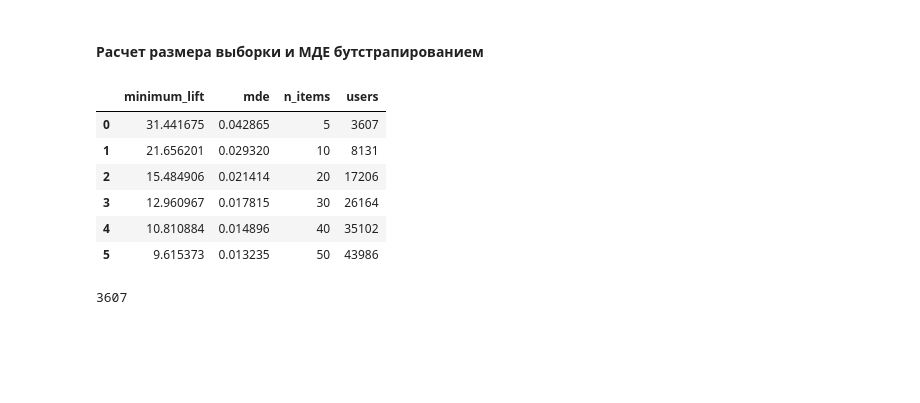
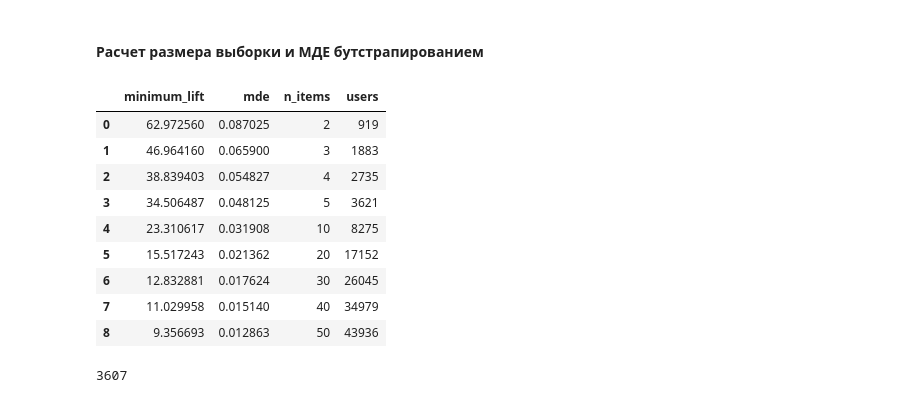
Before and after one commit to Tsyden/AB-testing, a Jupyter notebook: AB_testing_practice.ipynb, the cells around one changed output. Drawn from its saved outputs; the diff is of its cells as text; code cells hidden in the pictures; blank space fills up the shorter version.

```diff
--- a/AB_testing_practice.ipynb
+++ b/AB_testing_practice.ipynb
@@ -221,40 +226,43 @@ def compare(test, control):
   return [test_i/control_i for (test_i,control_i) in zip(test,control)]
 
 def perc_compare(test, control):
   return [(test_i/control_i-1)*100 for (test_i,control_i) in zip(test,control)]
 
 # Процент из генеральной совокупности
-slices = [5,10,20,30,40,50]
+slices = [2,3,4,5,10,20,30,40,50]
 minimum_lift = []
 mde = []
 n_items = []
 users = []
 
 dfp_inc['bucket_id'] = np.random.randint(1, 101, size=len(dfp_inc))  # Разбиение на 100 бакетов случайно
 
 for i in tqdm(slices):
   test = dfp_inc[dfp_inc['bucket_id']<i]['total_purchase_amount'].to_list()
   control = dfp_inc[(dfp_inc['bucket_id']>=i) &\
                   (dfp_inc['bucket_id']<2*i)]['total_purchase_amount'].to_list()
   t_list, c_list = bootstrap(test, control)
   # Разница средних
   result = diff(agg_avg(t_list), agg_avg(c_list))
   minimum_lift.append((np.quantile(result, 0.975) - np.quantile(result, 0.025))/2)
   mde.append( minimum_lift[-1]/np.std(c_list))
   n_items.append(i)
   users.append(min(len(test), len(control)))
 
 #Вывод таблицы с mde
 pd.DataFrame({'minimum_lift': minimum_lift, 'mde': mde,
               'n_items': n_items, 'users': users})
 # %% [output]
 |  | minimum_lift | mde | n_items | users |
-| 0 | 31.441675 | 0.042865 | 5 | 3607 |
-| 1 | 21.656201 | 0.029320 | 10 | 8131 |
-| 2 | 15.484906 | 0.021414 | 20 | 17206 |
-| 3 | 12.960967 | 0.017815 | 30 | 26164 |
-| 4 | 10.810884 | 0.014896 | 40 | 35102 |
-| 5 | 9.615373 | 0.013235 | 50 | 43986 |
+| 0 | 62.972560 | 0.087025 | 2 | 919 |
+| 1 | 46.964160 | 0.065900 | 3 | 1883 |
+| 2 | 38.839403 | 0.054827 | 4 | 2735 |
+| 3 | 34.506487 | 0.048125 | 5 | 3621 |
+| 4 | 23.310617 | 0.031908 | 10 | 8275 |
+| 5 | 15.517243 | 0.021362 | 20 | 17152 |
+| 6 | 12.832881 | 0.017624 | 30 | 26045 |
+| 7 | 11.029958 | 0.015140 | 40 | 34979 |
+| 8 | 9.356693 | 0.012863 | 50 | 43936 |
 # %%
 sample_size3 = users[0]
 print(sample_size3)
```
Also changed, not shown: parts of 48 cells of this notebook.
